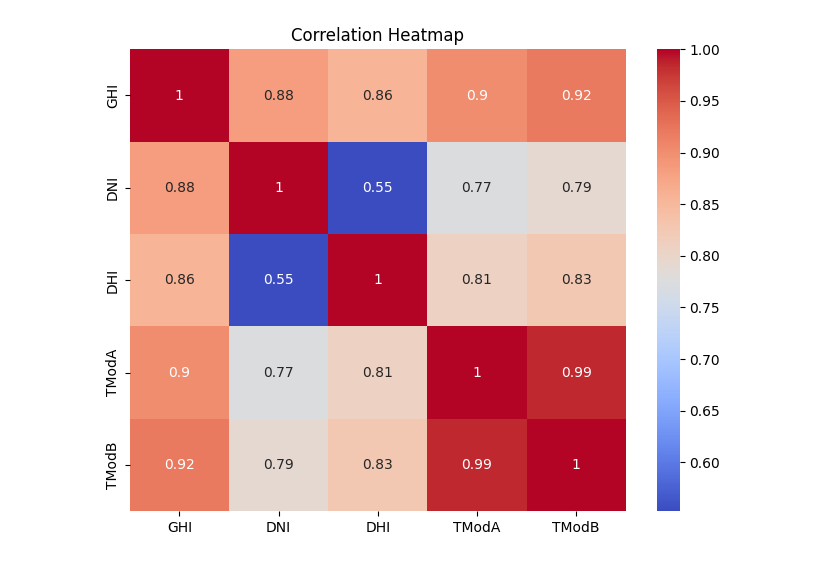
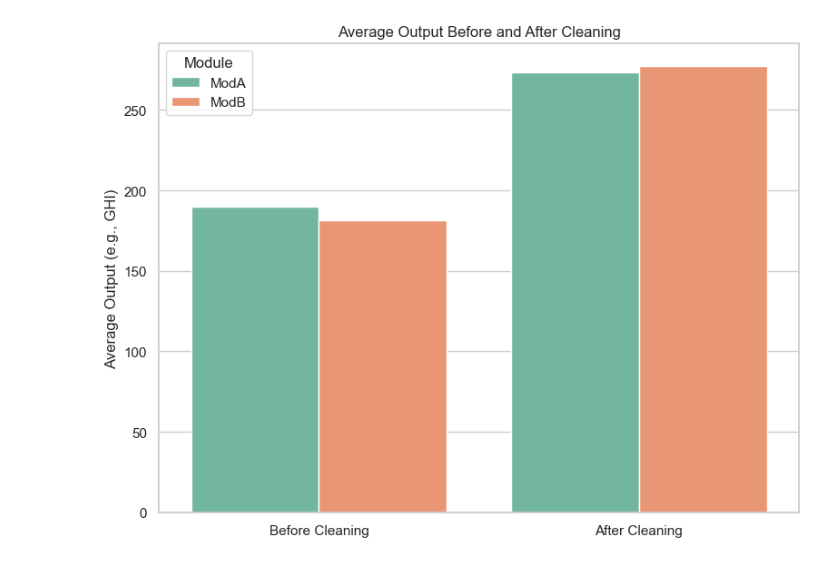
Before and after one commit to hilualemayoh21/solar-challenge-week1, a Jupyter notebook: notebooks/togo.ipynb, the cells around one changed output. Cells and saved outputs as stored; diff of their text form; code cells hidden in the pictures.

```diff
--- a/notebooks/togo.ipynb
+++ b/notebooks/togo.ipynb
@@ -92,7 +181,21 @@ os.makedirs("../data", exist_ok=True)
 # %%
 
+# Ensure 'Month' column exists
+cleaned_df['Month'] = cleaned_df['Timestamp'].dt.month_name()
 
-# Export cleaned DataFrame
-df_clean.to_csv("../data/togo_clean.csv", index=False)
-print("File saved to ../data/togo_clean.csv")
+# Set Seaborn style
+sns.set(style="whitegrid")
+
+# Box plot: GHI distribution by Month
+plt.figure(figsize=(12, 6))
+sns.boxplot(data=cleaned_df, x='Month', y='GHI', order=[
+    'January', 'February', 'March', 'April', 'May', 'June',
+    'July', 'August', 'September', 'October', 'November', 'December'
+])
+plt.title('GHI Distribution by Month', fontsize=16)
+plt.xlabel('Month')
+plt.ylabel('Global Horizontal Irradiance (W/m²)')
+plt.xticks(rotation=45)
+plt.tight_layout()
+plt.show()
 # %% [output]
@@ -123,11 +283,26 @@ plt.show()
 # %%
-corr_cols = ['GHI', 'DNI', 'DHI', 'TModA', 'TModB']
-corr_matrix = df_clean[corr_cols].corr()
 
+# Sample data: average output before and after cleaning
+data = {
+    'Cleaning Status': ['Before Cleaning', 'After Cleaning'],
+    'ModA': [189.6807800708, 273.3092519685],
+    'ModB': [181.5985212264, 277.2311023622]
+}
+
+# Create DataFrame
+df = pd.DataFrame(data)
+
+# Melt the DataFrame to long format for seaborn
+df_melted = df.melt(id_vars='Cleaning Status', var_name='Module', value_name='Average Output')
+
+# Plot
 plt.figure(figsize=(8, 6))
-sns.heatmap(corr_matrix, annot=True, cmap='coolwarm')
-plt.title('Correlation Heatmap')
+sns.barplot(data=df_melted, x='Cleaning Status', y='Average Output', hue='Module', palette='Set2')
+plt.title('Average Output Before and After Cleaning')
+plt.ylabel('Average Output (e.g., GHI)')
+plt.xlabel('')
+plt.tight_layout()
 plt.show()
 # %% [output]
-[figure, old version]
+[figure, new version]
 # %%
```
Also changed, not shown: parts of 24 cells of this notebook, 6 other files.
